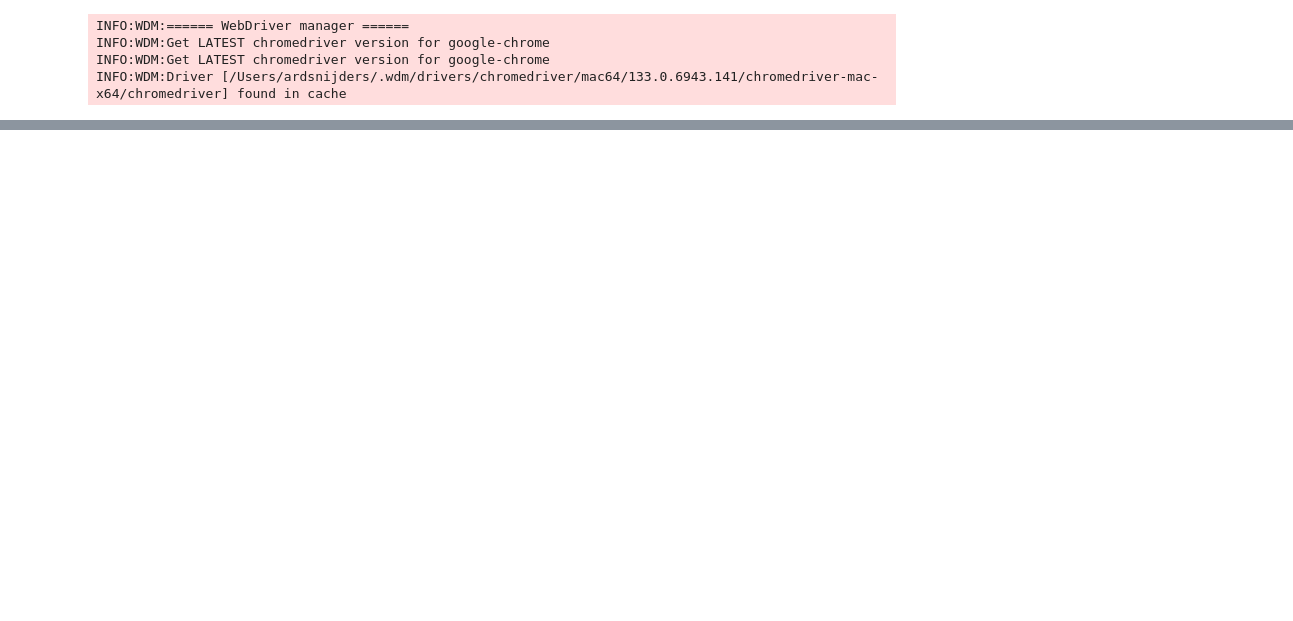
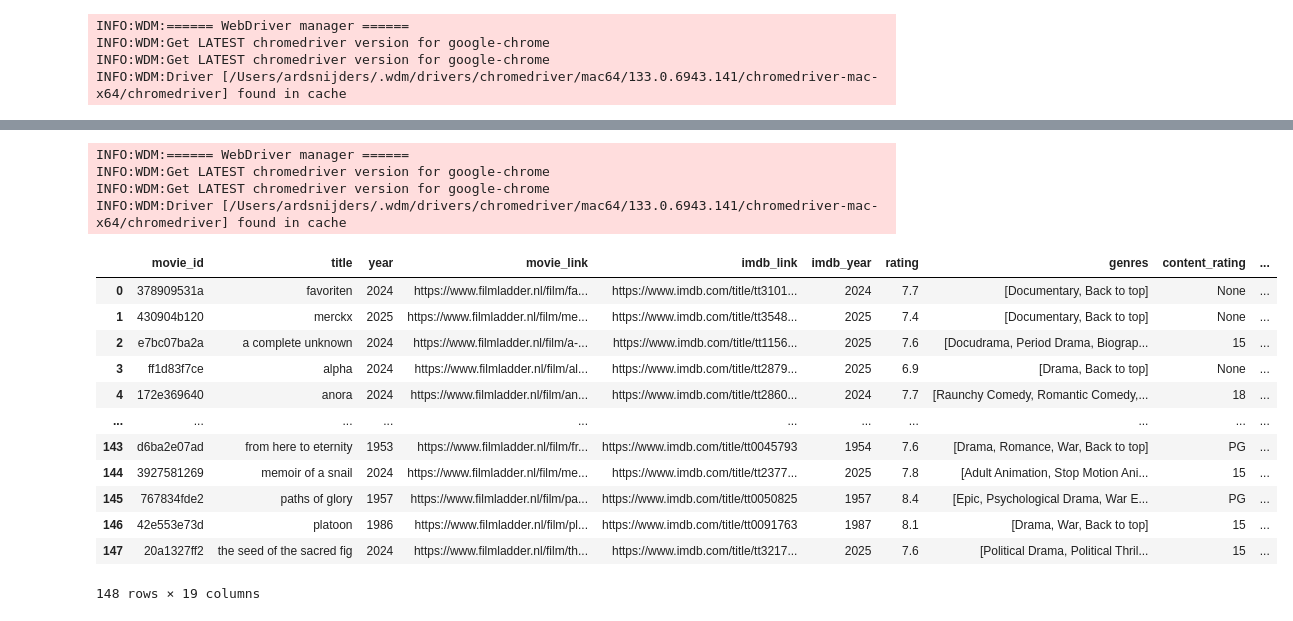
Before and after one commit to asnijders/cineville_scraper, a Jupyter notebook: backend/pipeline.ipynb, the cells around one changed output, grey strips where cells are left out. Cells and saved outputs as stored; diff of their text form; code cells hidden in the pictures; blank space fills up the shorter version.

Commit message:
update explore pipeline

```diff
--- a/backend/pipeline.ipynb
+++ b/backend/pipeline.ipynb
@@ -171,0 +100,26 @@ Error saving data: (builtins.ValueError) cannot convert float NaN to integer
+# %%
+
+from data_pipelines.scrapers.letterboxd import LetterboxdScraper
+lb_scraper = LetterboxdScraper()
+watchlist_df = lb_scraper.run()
+# %% [output]
+INFO:WDM:====== WebDriver manager ======
+INFO:WDM:Get LATEST chromedriver version for google-chrome
+INFO:WDM:Get LATEST chromedriver version for google-chrome
+INFO:WDM:Driver [/Users/ardsnijders/.wdm/drivers/chromedriver/mac64/133.0.6943.141/chromedriver-mac-x64/chromedriver] found in cache
+# %%
+enriched_new_movies
+# %% [output]
+|  | movie_id | title | year | movie_link | imdb_link | imdb_year | rating | genres | content_rating | ... |
+| 0 | 378909531a | favoriten | 2024 | https://www.filmladder.nl/film/fa... | https://www.imdb.com/title/tt3101... | 2024 | 7.7 | [Documentary, Back to top] | None | ... |
+| 1 | 430904b120 | merckx | 2025 | https://www.filmladder.nl/film/me... | https://www.imdb.com/title/tt3548... | 2025 | 7.4 | [Documentary, Back to top] | None | ... |
+| 2 | e7bc07ba2a | a complete unknown | 2024 | https://www.filmladder.nl/film/a-... | https://www.imdb.com/title/tt1156... | 2025 | 7.6 | [Docudrama, Period Drama, Biograp... | 15 | ... |
+| 3 | ff1d83f7ce | alpha | 2024 | https://www.filmladder.nl/film/al... | https://www.imdb.com/title/tt2879... | 2025 | 6.9 | [Drama, Back to top] | None | ... |
+| 4 | 172e369640 | anora | 2024 | https://www.filmladder.nl/film/an... | https://www.imdb.com/title/tt2860... | 2024 | 7.7 | [Raunchy Comedy, Romantic Comedy,... | 18 | ... |
+| ... | ... | ... | ... | ... | ... | ... | ... | ... | ... | ... |
+| 143 | d6ba2e07ad | from here to eternity | 1953 | https://www.filmladder.nl/film/fr... | https://www.imdb.com/title/tt0045793 | 1954 | 7.6 | [Drama, Romance, War, Back to top] | PG | ... |
+| 144 | 3927581269 | memoir of a snail | 2024 | https://www.filmladder.nl/film/me... | https://www.imdb.com/title/tt2377... | 2025 | 7.8 | [Adult Animation, Stop Motion Ani... | 15 | ... |
+| 145 | 767834fde2 | paths of glory | 1957 | https://www.filmladder.nl/film/pa... | https://www.imdb.com/title/tt0050825 | 1957 | 8.4 | [Epic, Psychological Drama, War E... | PG | ... |
+| 146 | 42e553e73d | platoon | 1986 | https://www.filmladder.nl/film/pl... | https://www.imdb.com/title/tt0091763 | 1987 | 8.1 | [Drama, War, Back to top] | 15 | ... |
+| 147 | 20a1327ff2 | the seed of the sacred fig | 2024 | https://www.filmladder.nl/film/th... | https://www.imdb.com/title/tt3217... | 2025 | 7.6 | [Political Drama, Political Thril... | 15 | ... |
+148 rows × 19 columns
```
Also changed, not shown: parts of 16 cells of this notebook.
